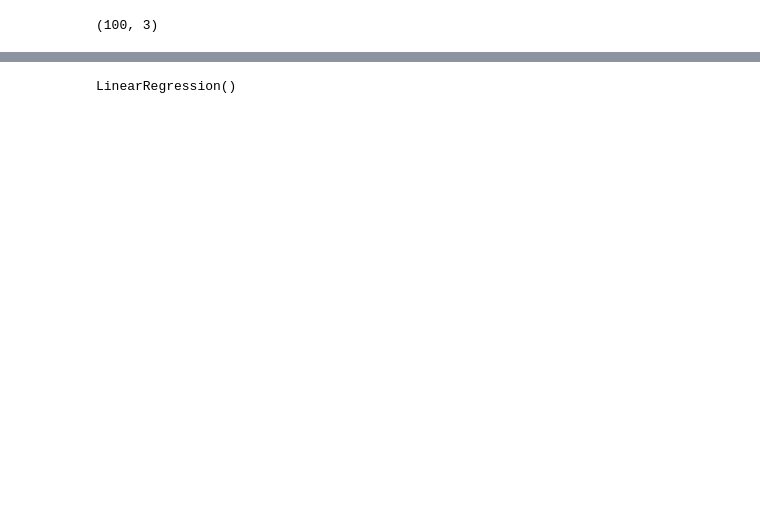
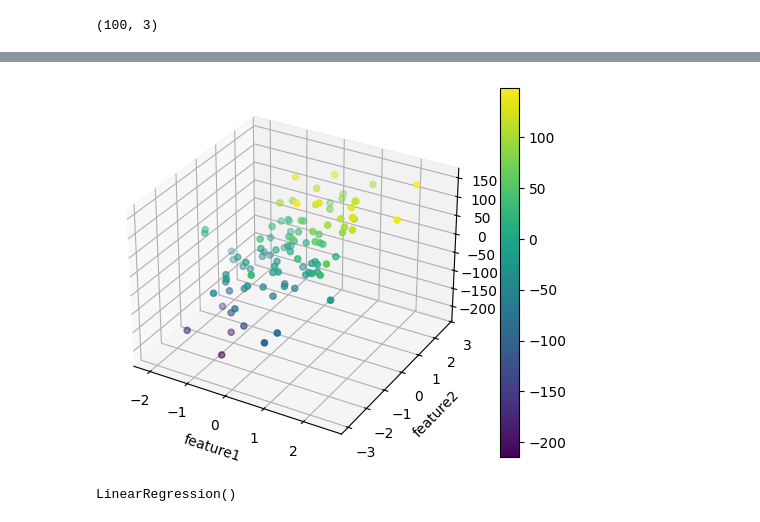
Before and after one commit to Navneet0094/Collab-notebooks, a Jupyter notebook: day50-multiple-linear-regression/multiple_linear_regression.ipynb, the cells around one changed output, grey strips where cells are left out. Saved outputs shown, nothing was run; the diff lists cells and outputs as text; code cells hidden in the pictures; blank space fills up the shorter version.

```diff
--- a/day50-multiple-linear-regression/multiple_linear_regression.ipynb
+++ b/day50-multiple-linear-regression/multiple_linear_regression.ipynb
@@ -33,3 +46,23 @@ fig.show()
+# %%
+import matplotlib.pyplot as plt
+from mpl_toolkits.mplot3d import Axes3D
+
+fig = plt.figure()
+ax = fig.add_subplot(111, projection='3d')
+plt.subplot(111,projection='3d')
+
+scatter = ax.scatter(df['feature1'], df['feature2'], df['target'],
+                     c=df['target'])
+
+ax.set_xlabel('feature1')
+ax.set_ylabel('feature2')
+ax.set_zlabel('target')
+
+plt.colorbar(scatter)
+
+plt.show()
+# %% [output]
+[figure, added]
 # %%
 from sklearn.model_selection import train_test_split
 X_train,X_test,y_train,y_test = train_test_split(X,y,test_size=0.2,random_state=3)
```
Also changed, not shown: parts of 7 cells of this notebook.
